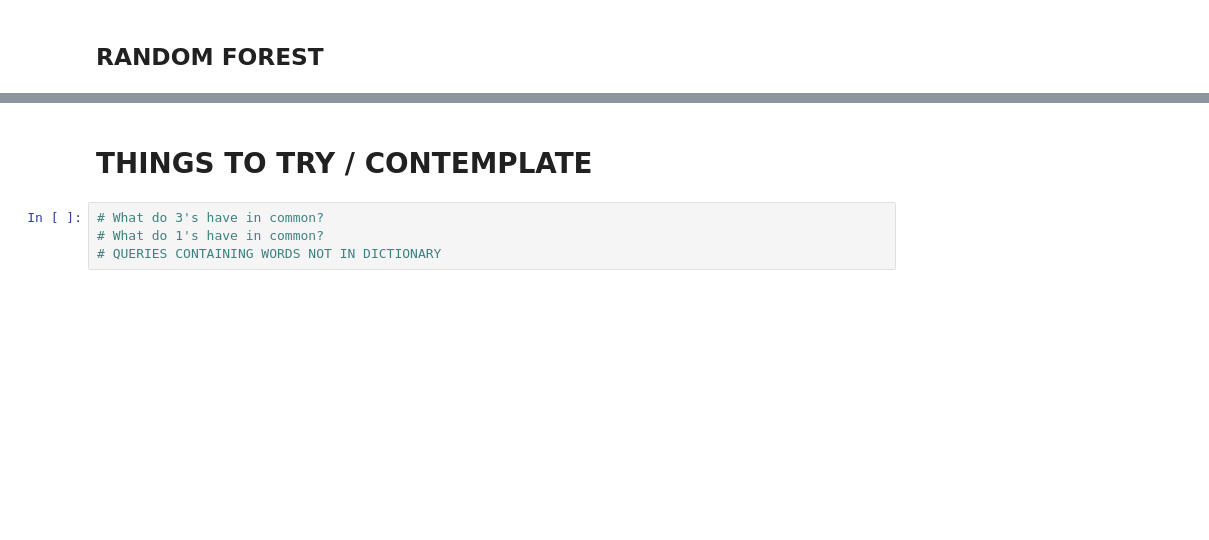
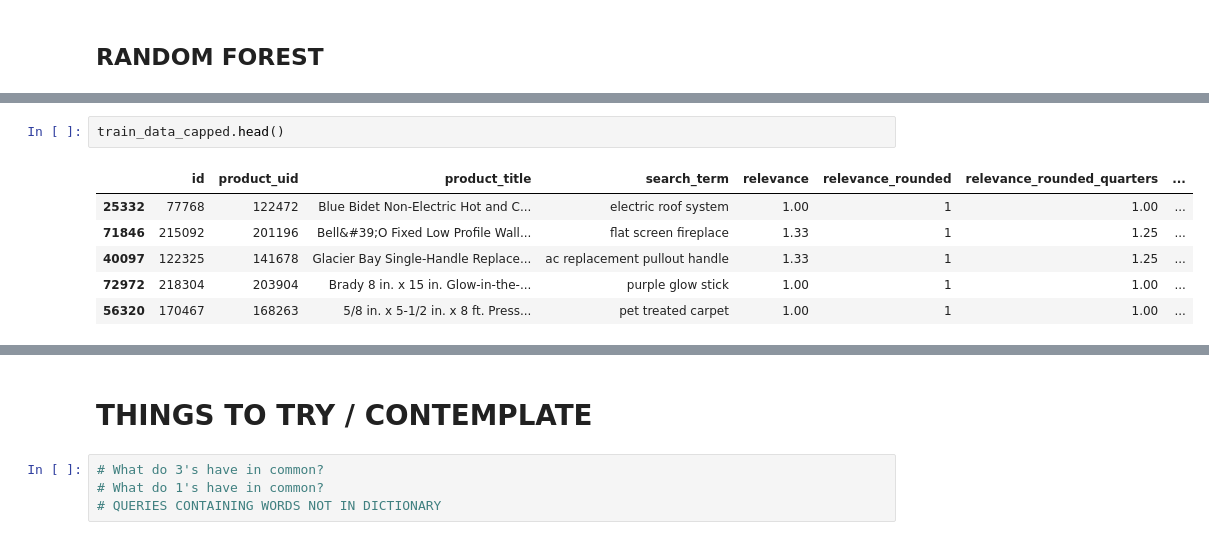
Before and after one commit to zadrozny/thinkful, a Jupyter notebook: kaggle/HomeDepot.ipynb, the cells around one changed output, grey strips where cells are left out. Saved outputs shown, nothing was run; the diff lists cells and outputs as text; blank space fills up the shorter version.

```diff
--- a/kaggle/HomeDepot.ipynb
+++ b/kaggle/HomeDepot.ipynb
@@ -274,0 +366,9 @@ actual
+# %%
+train_data_capped.head()
+# %% [output]
+|  | id | product_uid | product_title | search_term | relevance | relevance_rounded | relevance_rounded_quarters | ... |
+| 25332 | 77768 | 122472 | Blue Bidet Non-Electric Hot and C... | electric roof system | 1.00 | 1 | 1.00 | ... |
+| 71846 | 215092 | 201196 | Bell&#39;O Fixed Low Profile Wall... | flat screen fireplace | 1.33 | 1 | 1.25 | ... |
+| 40097 | 122325 | 141678 | Glacier Bay Single-Handle Replace... | ac replacement pullout handle | 1.33 | 1 | 1.25 | ... |
+| 72972 | 218304 | 203904 | Brady 8 in. x 15 in. Glow-in-the-... | purple glow stick | 1.00 | 1 | 1.00 | ... |
+| 56320 | 170467 | 168263 | 5/8 in. x 5-1/2 in. x 8 ft. Press... | pet treated carpet | 1.00 | 1 | 1.00 | ... |
```
Also changed, not shown: parts of 52 cells of this notebook.
